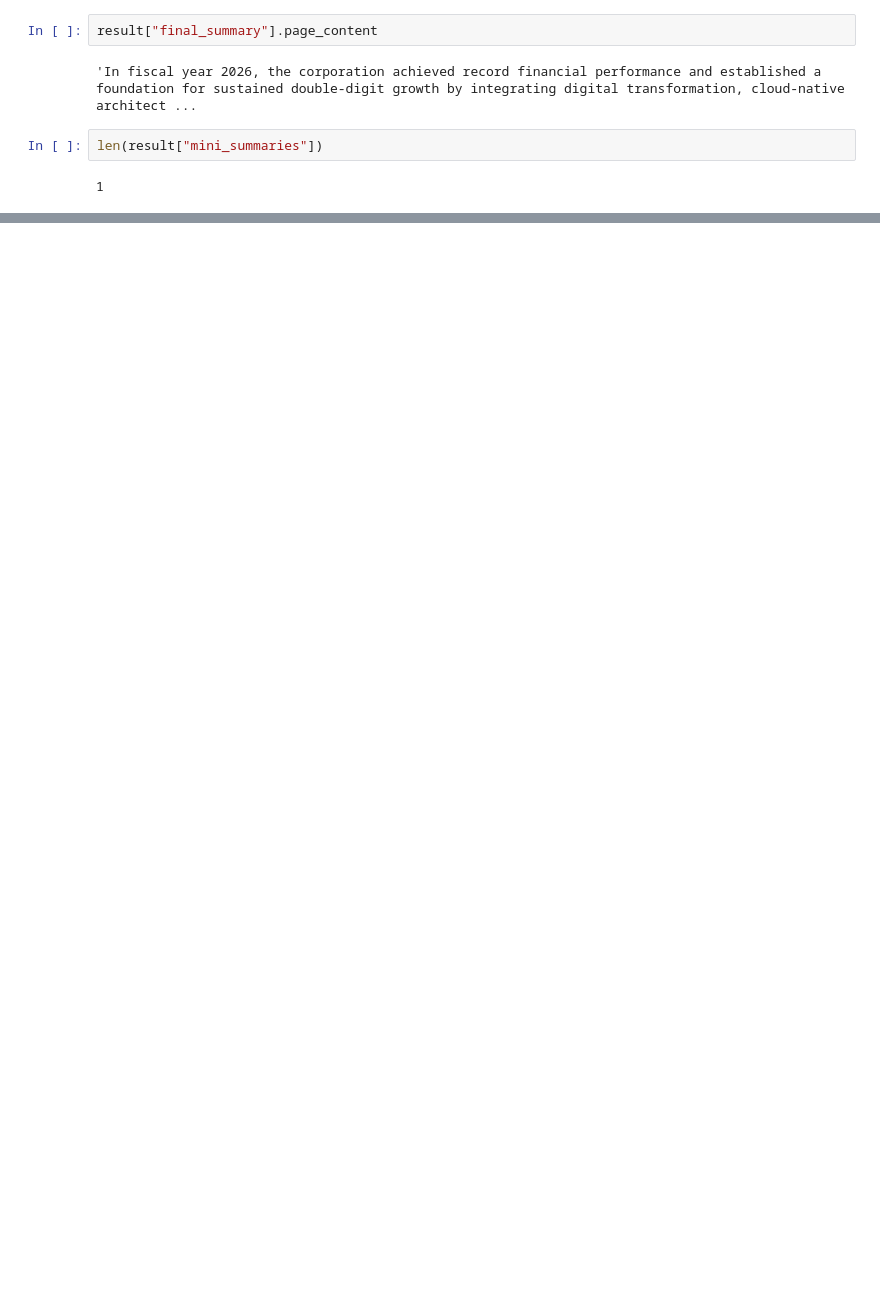
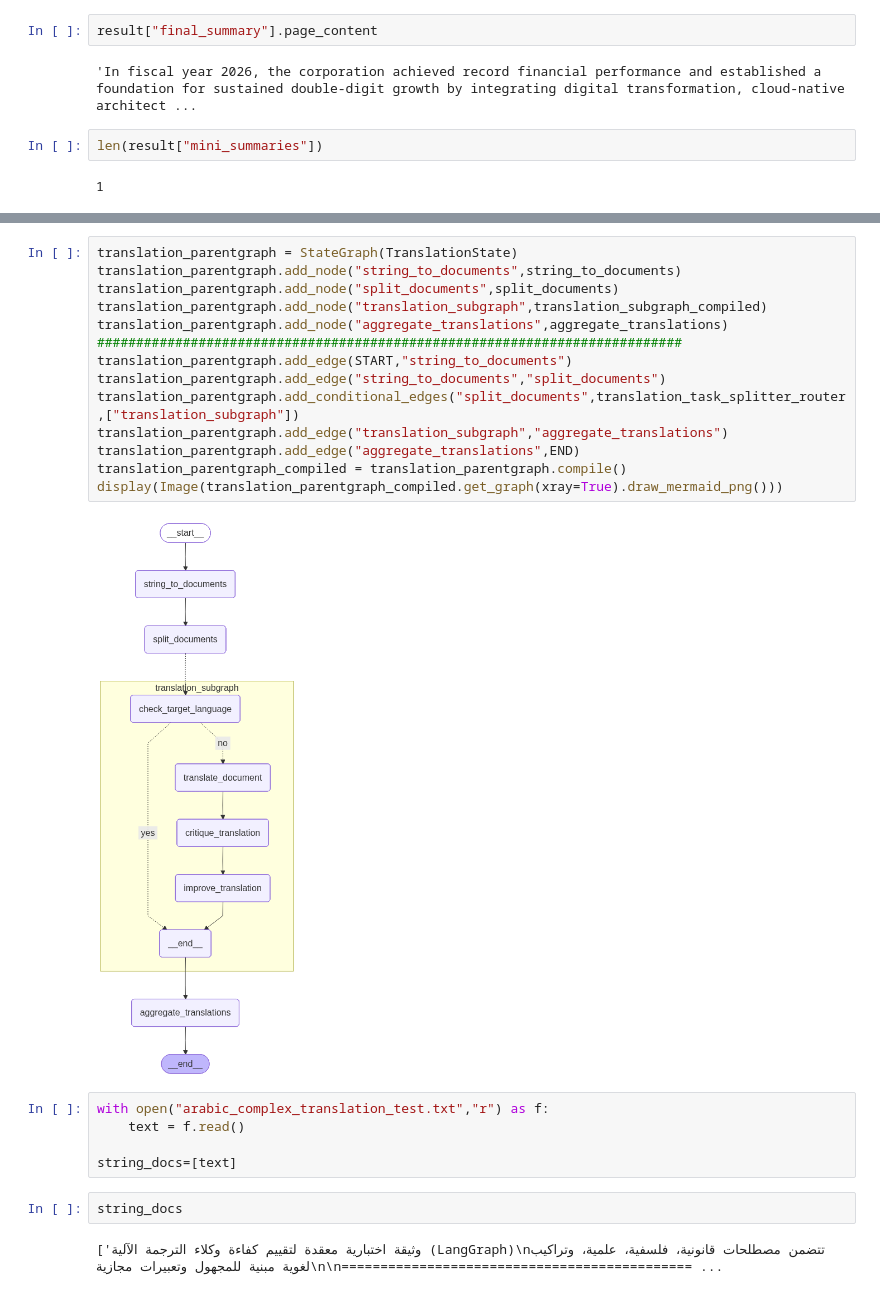
Before and after one commit to yahiaabdelhady2023/cross-border-e-commerce-agent-swarm, a Jupyter notebook: new_agentic_framework.ipynb, the cells around one changed output, grey strips where cells are left out. Cells and saved outputs as stored; diff of their text form; blank space fills up the shorter version.

```diff
--- a/new_agentic_framework.ipynb
+++ b/new_agentic_framework.ipynb
@@ -575,0 +734,25 @@ len(result["mini_summaries"])
+# %%
+translation_parentgraph = StateGraph(TranslationState)
+translation_parentgraph.add_node("string_to_documents",string_to_documents)
+translation_parentgraph.add_node("split_documents",split_documents)
+translation_parentgraph.add_node("translation_subgraph",translation_subgraph_compiled)
+translation_parentgraph.add_node("aggregate_translations",aggregate_translations)
+###########################################################################
+translation_parentgraph.add_edge(START,"string_to_documents")
+translation_parentgraph.add_edge("string_to_documents","split_documents")
+translation_parentgraph.add_conditional_edges("split_documents",translation_task_splitter_router,["translation_subgraph"])
+translation_parentgraph.add_edge("translation_subgraph","aggregate_translations")
+translation_parentgraph.add_edge("aggregate_translations",END)
+translation_parentgraph_compiled = translation_parentgraph.compile()
+display(Image(translation_parentgraph_compiled.get_graph(xray=True).draw_mermaid_png()))
+# %% [output]
+[figure, added]
+# %%
+with open("arabic_complex_translation_test.txt","r") as f:
+    text = f.read()
+
+string_docs=[text]
+# %%
+string_docs
+# %% [output]
+['وثيقة اختبارية معقدة لتقييم كفاءة وكلاء الترجمة الآلية (LangGraph)\nتتضمن مصطلحات قانونية، فلسفية، علمية، وتراكيب لغوية مبنية للمجهول وتعبيرات مجازية\n\n============================================= ...
```
Also changed, not shown: parts of 16 cells of this notebook, 1 other file.
